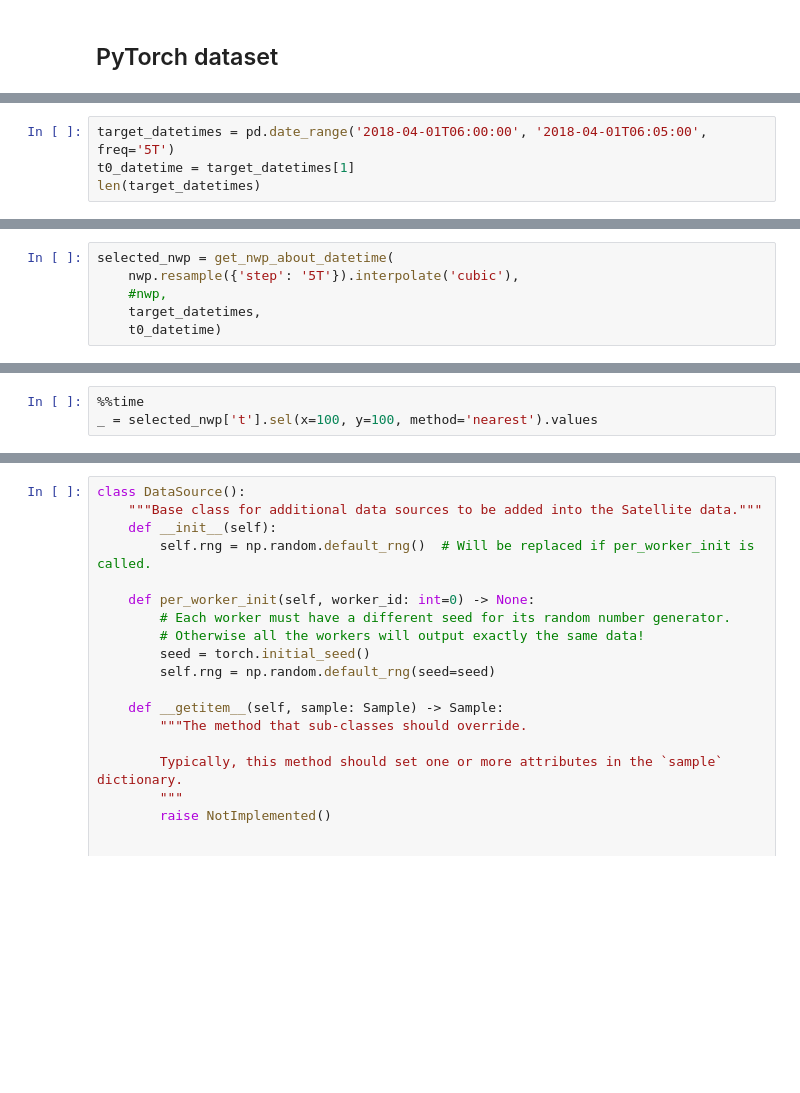
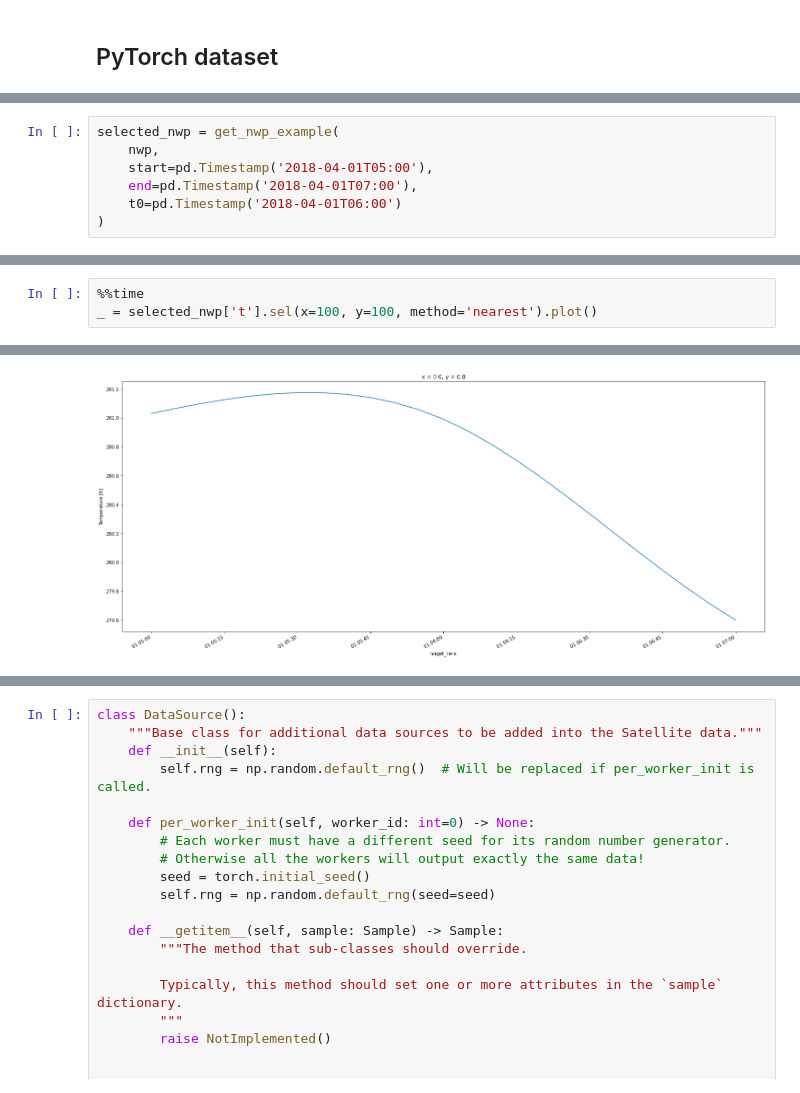
Before and after one commit to openclimatefix/predict_pv_yield, a Jupyter notebook: notebooks/21.0_include_PV_data.ipynb, the cells around one changed output, grey strips where cells are left out. Cells and saved outputs as stored; diff of their text form; blank space fills up the shorter version.

Commit message:
Much improved method for getting NWPs! #4

```diff
--- a/notebooks/21.0_include_PV_data.ipynb
+++ b/notebooks/21.0_include_PV_data.ipynb
@@ -925,4 +884,0 @@ def get_nwp_about_datetime(nwp: xr.Dataset, target_datetimes: pd.DatetimeIndex,
-# %%
-target_datetimes = pd.date_range('2018-04-01T06:00:00', '2018-04-01T06:05:00', freq='5T')
-t0_datetime = target_datetimes[1]
-len(target_datetimes)
@@ -931,6 +953,7 @@ len(target_datetimes)
 # %%
-selected_nwp = get_nwp_about_datetime(
-    nwp.resample({'step': '5T'}).interpolate('cubic'),
-    #nwp,
-    target_datetimes,
-    t0_datetime)
+selected_nwp = get_nwp_example(
+    nwp,
+    start=pd.Timestamp('2018-04-01T05:00'),
+    end=pd.Timestamp('2018-04-01T07:00'),
+    t0=pd.Timestamp('2018-04-01T06:00')
+)
@@ -957,4 +983,4 @@ Data variables: (12/23)
 # %%
 %%time
-_ = selected_nwp['t'].sel(x=100, y=100, method='nearest').values
+_ = selected_nwp['t'].sel(x=100, y=100, method='nearest').plot()
 # %% [output]
@@ -962,0 +989 @@ Wall time: 1.85 s
+[figure, added]
```
Also changed, not shown: parts of 7 cells of this notebook.
